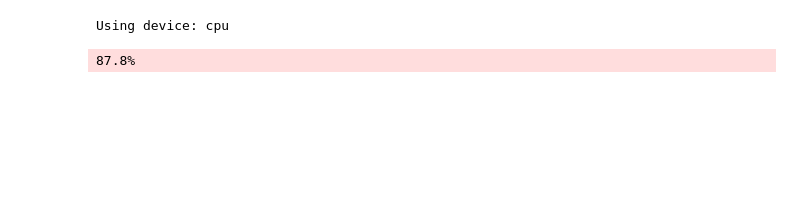
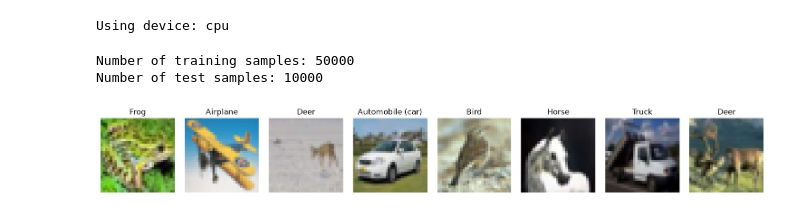
Before and after one commit to myKalling/ai_application_exploration, a Jupyter notebook: CIFAR_10_CCN_Assignment.ipynb, the cells around one changed output. Drawn from its saved outputs; the diff is of its cells as text; code cells hidden in the pictures; blank space fills up the shorter version.

```diff
--- a/CIFAR_10_CCN_Assignment.ipynb
+++ b/CIFAR_10_CCN_Assignment.ipynb
@@ -30,7 +30,7 @@ transform = transforms.Compose([
     transforms.Normalize((0.5, 0.5, 0.5), (0.5, 0.5, 0.5))
 ])
 
-BATCH_SIZE = 4
+BATCH_SIZE = 64
 # Set the random seed for reproducibility
 trainset = torchvision.datasets.CIFAR10(root='./data', train=True, download=True, transform=transform)
 trainloader = DataLoader(trainset, batch_size=BATCH_SIZE, shuffle=True, num_workers=0)
@@ -41,18 +41,24 @@ testloader = DataLoader(testset, batch_size=BATCH_SIZE, shuffle=False, num_worke
 print(f"Number of training samples: {len(trainset)}")
 print(f"Number of test samples: {len(testset)}")
 # %% [output]
-87.8%
+Number of training samples: 50000
+Number of test samples: 10000
 # %%
 #Example of loading and displaying a batch of CIFAR-10 images
 def show_images(images, labels):
     images = images[:8].cpu() * 0.5 + 0.5
     labels = labels[:8].cpu()
 
     figure, axes = plt.subplots(1, 8, figsize=(15, 2))
     for axis, image, label in zip(axes.flat, images, labels):
         axis.imshow(image.permute(1, 2, 0).clamp(0, 1))
         axis.set_title(classes[label.item()])
         axis.axis('off')
 
     figure.tight_layout()
     plt.show()
+
+sampleimages, samplelabels = next(iter(trainloader))
+show_images(sampleimages, samplelabels)
+# %% [output]
+[figure, added]
```
Also changed, not shown: parts of 1 cell of this notebook.
